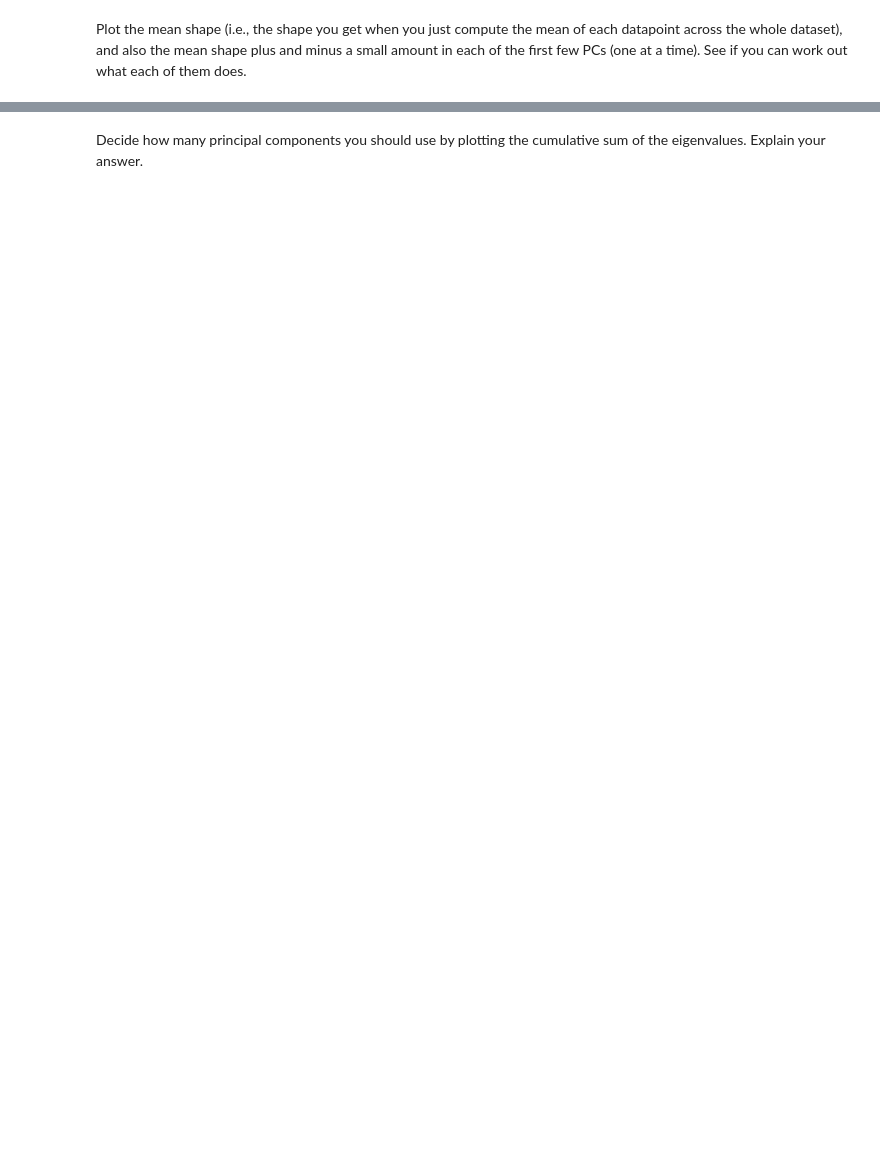
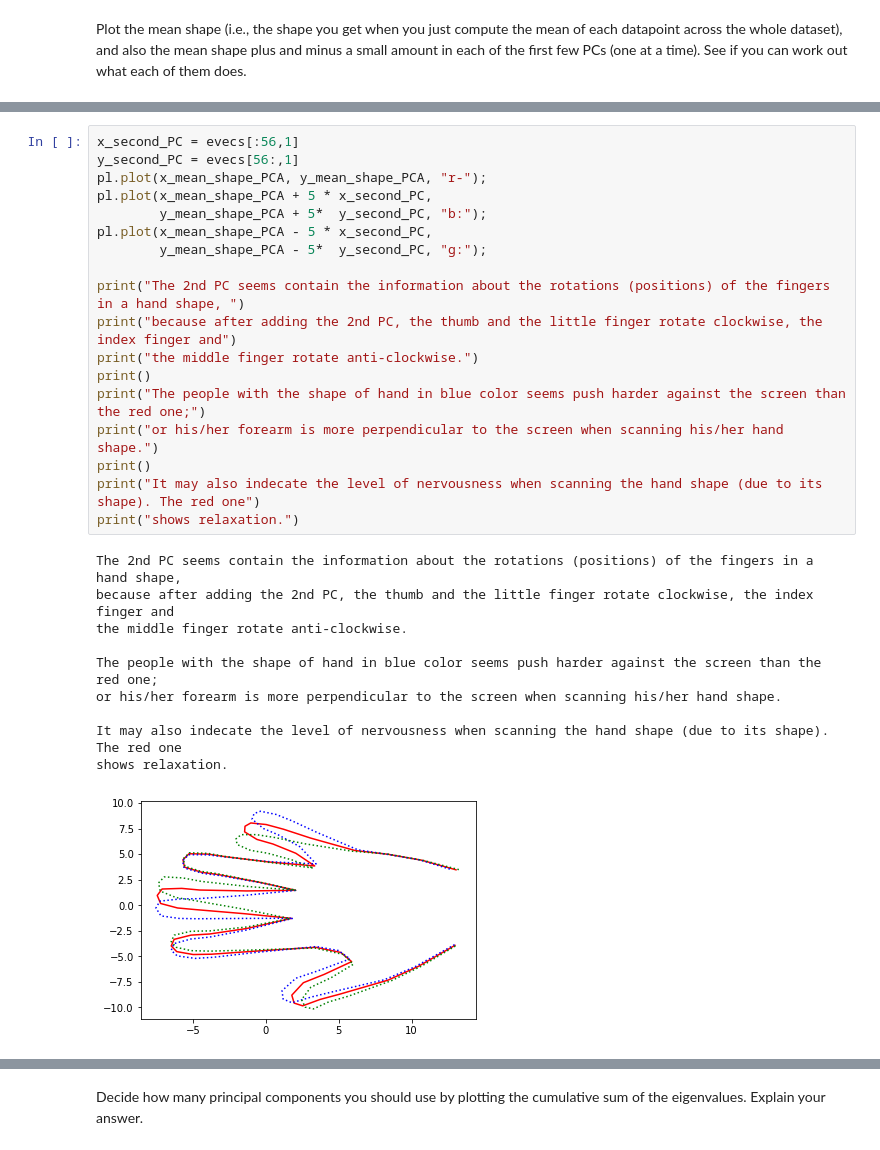
Before and after one commit to hanhnus/DATA201, a Jupyter notebook: Project 1.ipynb, the cells around one changed output, grey strips where cells are left out. Drawn from its saved outputs; the diff is of its cells as text; blank space fills up the shorter version.

```diff
--- a/Project 1.ipynb
+++ b/Project 1.ipynb
@@ -637,0 +663,29 @@ pl.plot(meanshape2[:56,], meanshape2[56:,]);   # mean shape
+# %%
+x_second_PC = evecs[:56,1]
+y_second_PC = evecs[56:,1]
+pl.plot(x_mean_shape_PCA, y_mean_shape_PCA, "r-");
+pl.plot(x_mean_shape_PCA + 5 * x_second_PC,
+        y_mean_shape_PCA + 5*  y_second_PC, "b:");
+pl.plot(x_mean_shape_PCA - 5 * x_second_PC,
+        y_mean_shape_PCA - 5*  y_second_PC, "g:");
+
+print("The 2nd PC seems contain the information about the rotations (positions) of the fingers in a hand shape, ")
+print("because after adding the 2nd PC, the thumb and the little finger rotate clockwise, the index finger and")
+print("the middle finger rotate anti-clockwise.")
+print()
+print("The people with the shape of hand in blue color seems push harder against the screen than the red one;")
+print("or his/her forearm is more perpendicular to the screen when scanning his/her hand shape.")
+print()
+print("It may also indecate the level of nervousness when scanning the hand shape (due to its shape). The red one")
+print("shows relaxation.")
+# %% [output]
+The 2nd PC seems contain the information about the rotations (positions) of the fingers in a hand shape,
+because after adding the 2nd PC, the thumb and the little finger rotate clockwise, the index finger and
+the middle finger rotate anti-clockwise.
+
+The people with the shape of hand in blue color seems push harder against the screen than the red one;
+or his/her forearm is more perpendicular to the screen when scanning his/her hand shape.
+
+It may also indecate the level of nervousness when scanning the hand shape (due to its shape). The red one
+shows relaxation.
+[figure, added]
```
Also changed, not shown: parts of 8 cells of this notebook.
